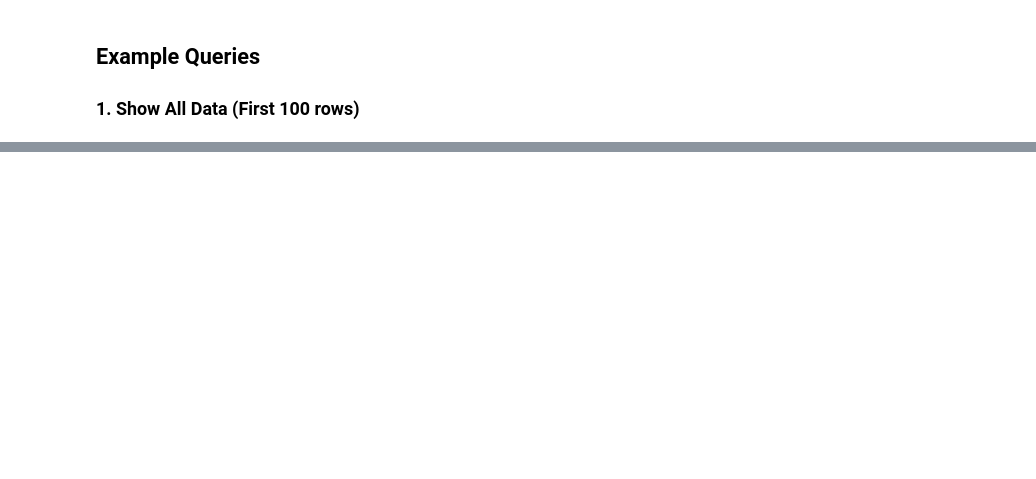
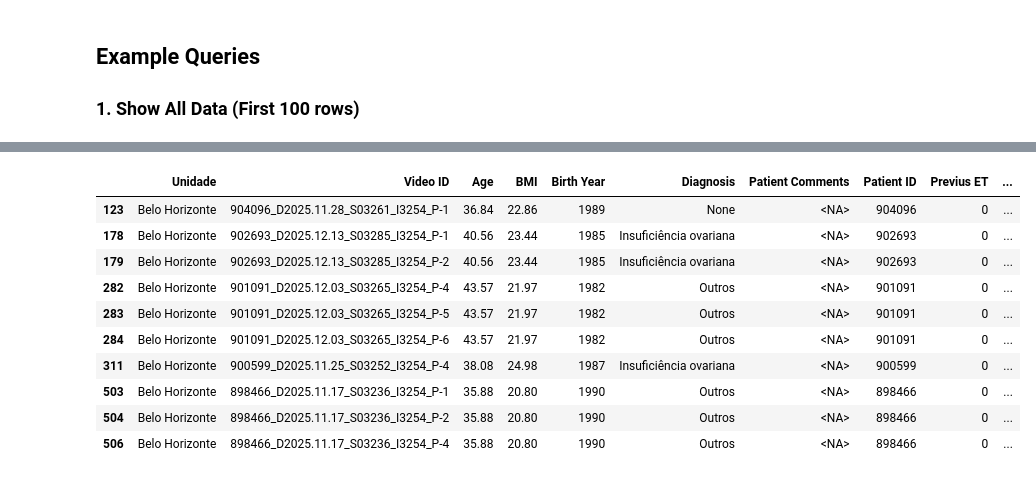
Before and after one commit to bobbypestana/embryoscope-extraction, a Jupyter notebook: planilha_ploidia/explore/query_data_ploidia.ipynb, the cells around one changed output, grey strips where cells are left out. Drawn from its saved outputs; the diff is of its cells as text; code cells hidden in the pictures; blank space fills up the shorter version.

```diff
--- a/planilha_ploidia/explore/query_data_ploidia.ipynb
+++ b/planilha_ploidia/explore/query_data_ploidia.ipynb
@@ -232,0 +280,14 @@ display(df_all[df_all['Patient ID']==patient_id])
+# %%
+df_bh_200[~(df_bh_200['Embryo Description Clinisys'].isnull())].head(10)
+# %% [output]
+|  | Unidade | Video ID | Age | BMI | Birth Year | Diagnosis | Patient Comments | Patient ID | Previus ET | ... |
+| 123 | Belo Horizonte | 904096_D2025.11.28_S03261_I3254_P-1 | 36.84 | 22.86 | 1989 | None | <NA> | 904096 | 0 | ... |
+| 178 | Belo Horizonte | 902693_D2025.12.13_S03285_I3254_P-1 | 40.56 | 23.44 | 1985 | Insuficiência ovariana | <NA> | 902693 | 0 | ... |
+| 179 | Belo Horizonte | 902693_D2025.12.13_S03285_I3254_P-2 | 40.56 | 23.44 | 1985 | Insuficiência ovariana | <NA> | 902693 | 0 | ... |
+| 282 | Belo Horizonte | 901091_D2025.12.03_S03265_I3254_P-4 | 43.57 | 21.97 | 1982 | Outros | <NA> | 901091 | 0 | ... |
+| 283 | Belo Horizonte | 901091_D2025.12.03_S03265_I3254_P-5 | 43.57 | 21.97 | 1982 | Outros | <NA> | 901091 | 0 | ... |
+| 284 | Belo Horizonte | 901091_D2025.12.03_S03265_I3254_P-6 | 43.57 | 21.97 | 1982 | Outros | <NA> | 901091 | 0 | ... |
+| 311 | Belo Horizonte | 900599_D2025.11.25_S03252_I3254_P-4 | 38.08 | 24.98 | 1987 | Insuficiência ovariana | <NA> | 900599 | 0 | ... |
+| 503 | Belo Horizonte | 898466_D2025.11.17_S03236_I3254_P-1 | 35.88 | 20.80 | 1990 | Outros | <NA> | 898466 | 0 | ... |
+| 504 | Belo Horizonte | 898466_D2025.11.17_S03236_I3254_P-2 | 35.88 | 20.80 | 1990 | Outros | <NA> | 898466 | 0 | ... |
+| 506 | Belo Horizonte | 898466_D2025.11.17_S03236_I3254_P-4 | 35.88 | 20.80 | 1990 | Outros | <NA> | 898466 | 0 | ... |
```
Also changed, not shown: parts of 11 cells of this notebook, 9 other files.
